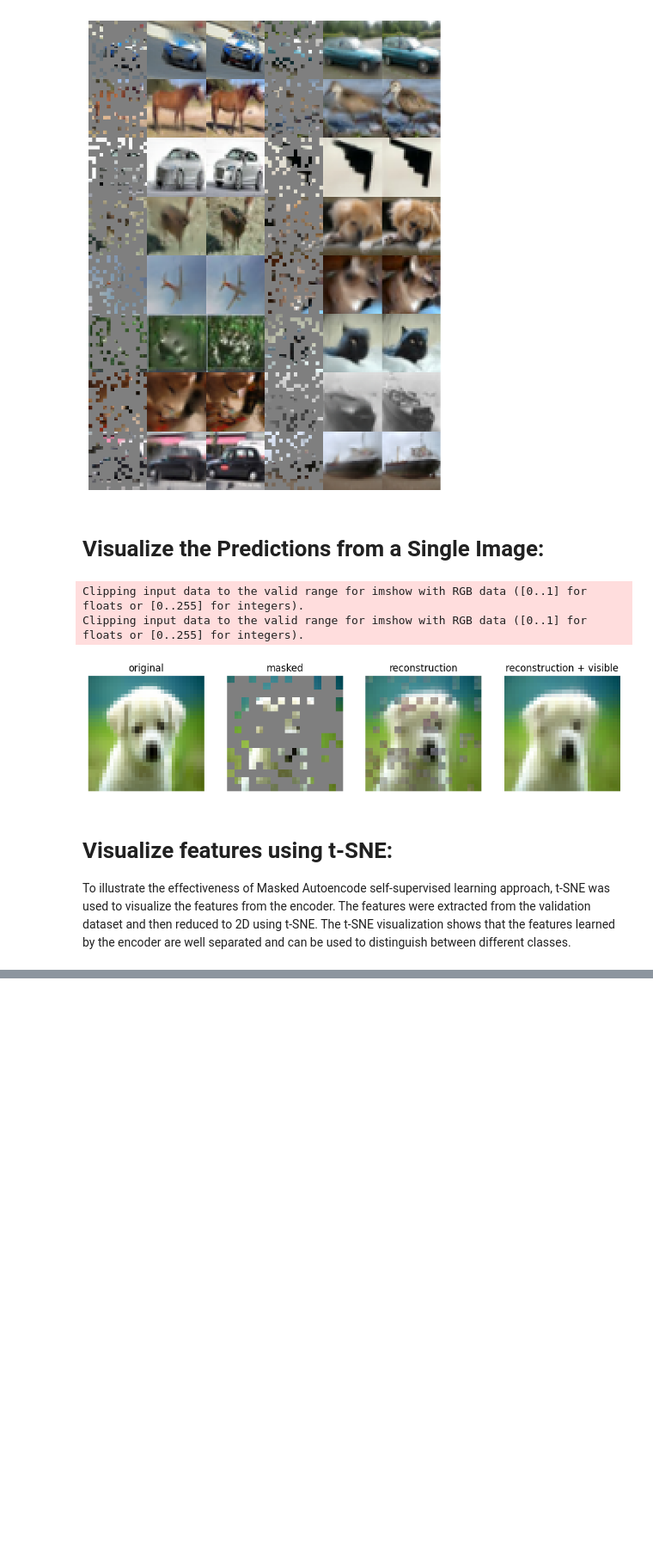
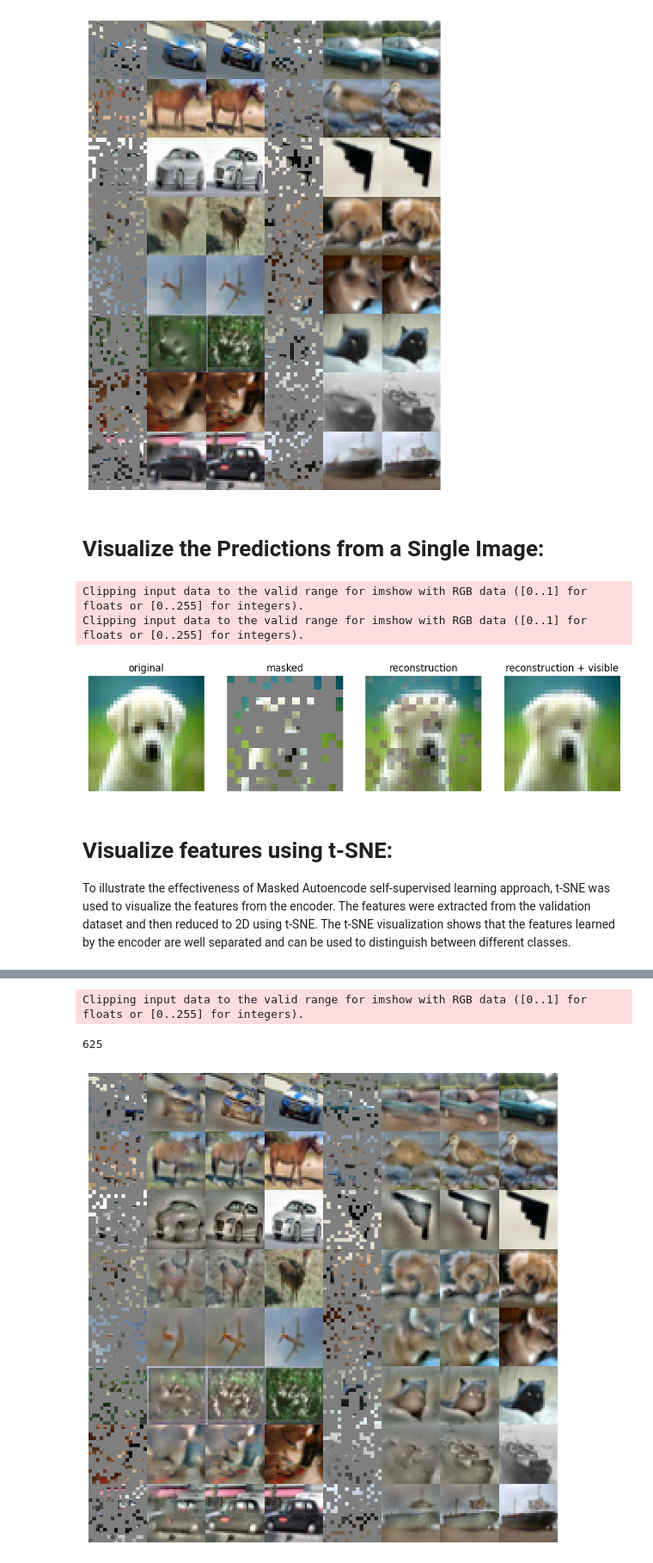
Before and after one commit to turhancan97/Learning-by-Reconstruction-with-MAE, a Jupyter notebook: demo/mae_visualize.ipynb, the cells around one changed output, grey strips where cells are left out. Shown at 86% size. Cells and saved outputs as stored; diff of their text form; code cells hidden in the pictures; blank space fills up the shorter version.

```diff
--- a/demo/mae_visualize.ipynb
+++ b/demo/mae_visualize.ipynb
@@ -212,0 +222,14 @@ utils.visualize_features(
+# %%
+dataset_name = "cifar10"
+pca_mode = "bottom_25"
+model_name = "vit-t-mae-pretrain.pt"
+folder_name = f"../model/{dataset_name}/{pca_mode}"
+model_path = f"{folder_name}/{model_name}"
+model = torch.load(model_path, map_location='cpu')
+model.eval()
+device = utils.get_gpu() # get the gpu if available
+utils.setup_seed(12345) # set seed
+model.to(device)
+# create a folder to save the model if it does not exist
+folder_name = f"../images/model_results"
+os.makedirs(folder_name, exist_ok=True)
@@ -212,0 +242,3 @@ utils.visualize_features(
+# %%
+_, val_dataset_pca_mode = utils.extract_variance_components(cfg, train_dataset, val_dataset, device)
+val_dataloader_pca_mode = torch.utils.data.DataLoader(val_dataset_pca_mode, 16, shuffle=False, num_workers=0)
@@ -212,0 +247,34 @@ utils.visualize_features(
+# %%
+# Visiualize the random batch
+total_batches = len(val_dataloader_pca_mode)
+print(total_batches)
+random_index = random.randint(0, total_batches - 1)
+
+# Retrieve the random batch
+for i, (batch, label) in enumerate(val_dataloader_pca_mode):
+    if i == random_index:
+        val_img = batch
+        val_img_label = label
+        break
+
+val_img = val_img.to(device)
+predicted_val_img, mask = model(val_img)
+# MAE reconstruction pasted with visible patches
+predicted_val_img = predicted_val_img * mask + val_img_label * (1 - mask)
+
+img = torch.cat([val_img * (1 - mask), predicted_val_img, val_img_label, val_img], dim=0)
+img = rearrange(img, "(v h1 w1) c h w -> c (h1 h) (w1 v w)", w1=2, v=4)
+
+img = (
+    img.cpu().detach().numpy().transpose(1, 2, 0) + 1
+) / 2  # Normalize to [0, 1] for display
+
+plt.figure(figsize=(10, 10))
+plt.imshow(img)
+plt.axis("off")
+# plt.show()
+plt.savefig(f"{folder_name}/mae_visualize_bottom_25_perc.png")
+# %% [output]
+Clipping input data to the valid range for imshow with RGB data ([0..1] for floats or [0..255] for integers).
+625
+[figure, added]
```
Also changed, not shown: parts of 10 cells of this notebook.
